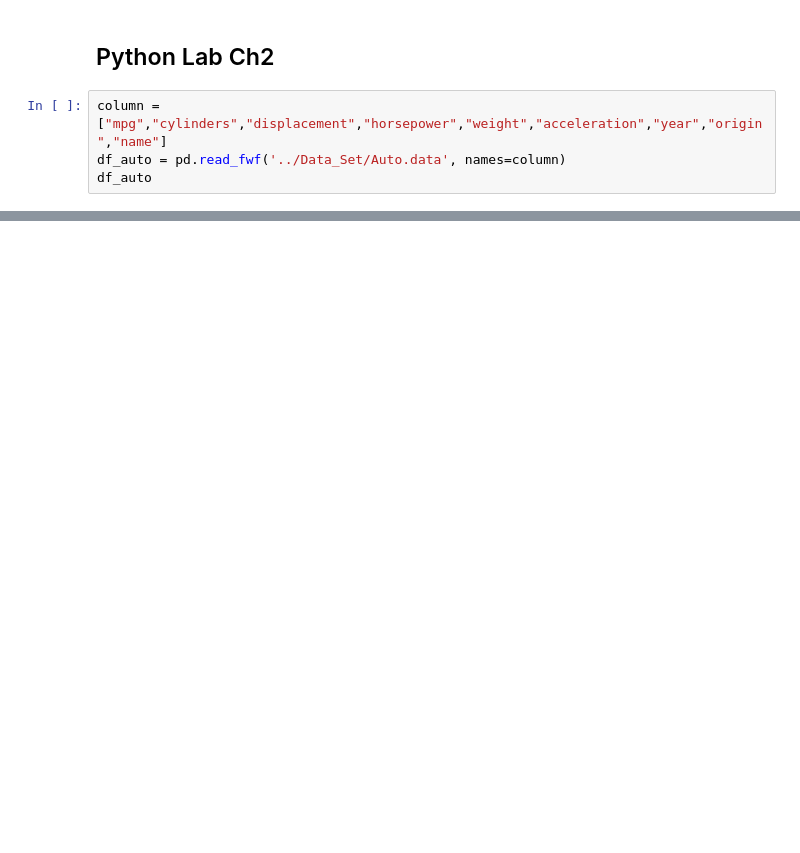
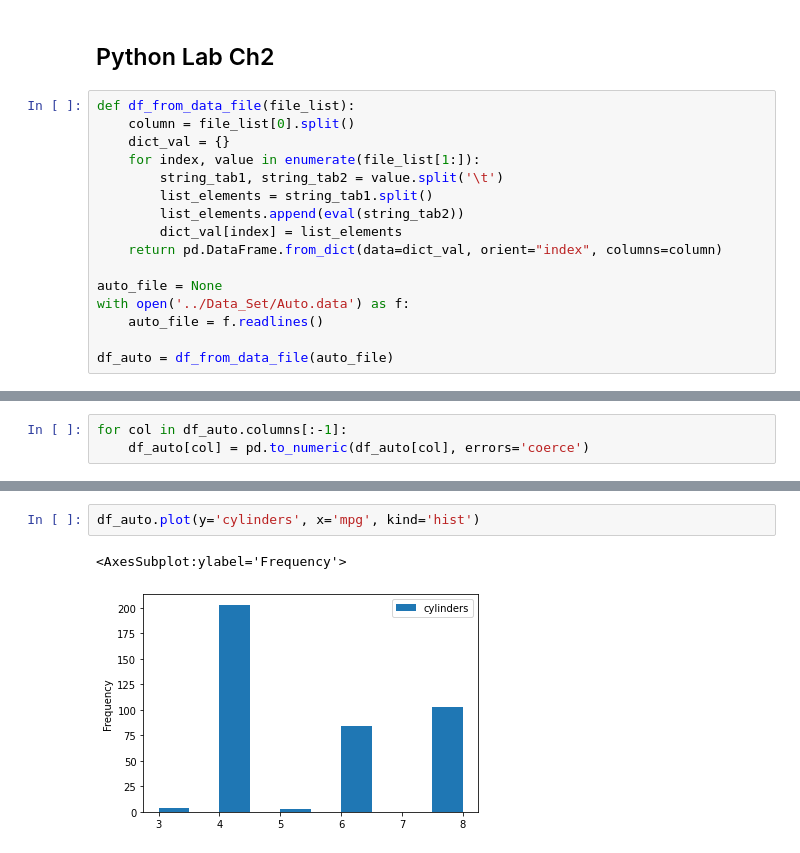
Before and after one commit to Animesh3193/ISL_Python, a Jupyter notebook: Chapter2_Statistical_learn/Chapter-2.ipynb, the cells around one changed output, grey strips where cells are left out. Cells and saved outputs as stored; diff of their text form; blank space fills up the shorter version.

```diff
--- a/Chapter2_Statistical_learn/Chapter-2.ipynb
+++ b/Chapter2_Statistical_learn/Chapter-2.ipynb
@@ -149,6 +149,18 @@ But as observed in the regression setting, the training error rate consistently
 # %% [markdown]
 ## Python Lab Ch2
 # %%
-column = ["mpg","cylinders","displacement","horsepower","weight","acceleration","year","origin","name"]
-df_auto = pd.read_fwf('../Data_Set/Auto.data', names=column)
-df_auto
+def df_from_data_file(file_list):
+    column = file_list[0].split()
+    dict_val = {}
+    for index, value in enumerate(file_list[1:]):
+        string_tab1, string_tab2 = value.split('\t')
+        list_elements = string_tab1.split()
+        list_elements.append(eval(string_tab2))
+        dict_val[index] = list_elements
+    return pd.DataFrame.from_dict(data=dict_val, orient="index", columns=column)
+
+auto_file = None
+with open('../Data_Set/Auto.data') as f:
+    auto_file = f.readlines()
+
+df_auto = df_from_data_file(auto_file)
@@ -168,0 +167,3 @@ df_auto
+# %%
+for col in df_auto.columns[:-1]:
+    df_auto[col] = pd.to_numeric(df_auto[col], errors='coerce')
@@ -168,0 +179,5 @@ df_auto
+# %%
+df_auto.plot(y='cylinders', x='mpg', kind='hist')
+# %% [output]
+<AxesSubplot:ylabel='Frequency'>
+[figure, added]
```
Also changed, not shown: parts of 5 cells of this notebook.
